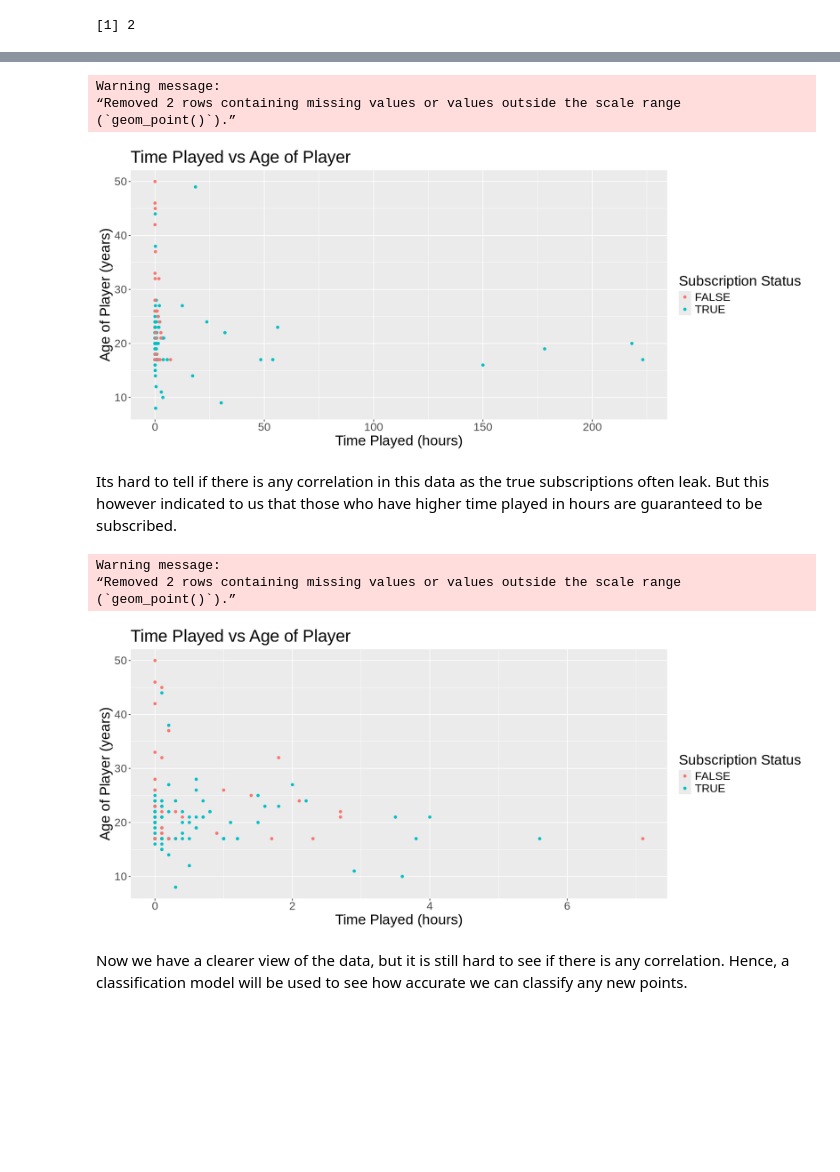
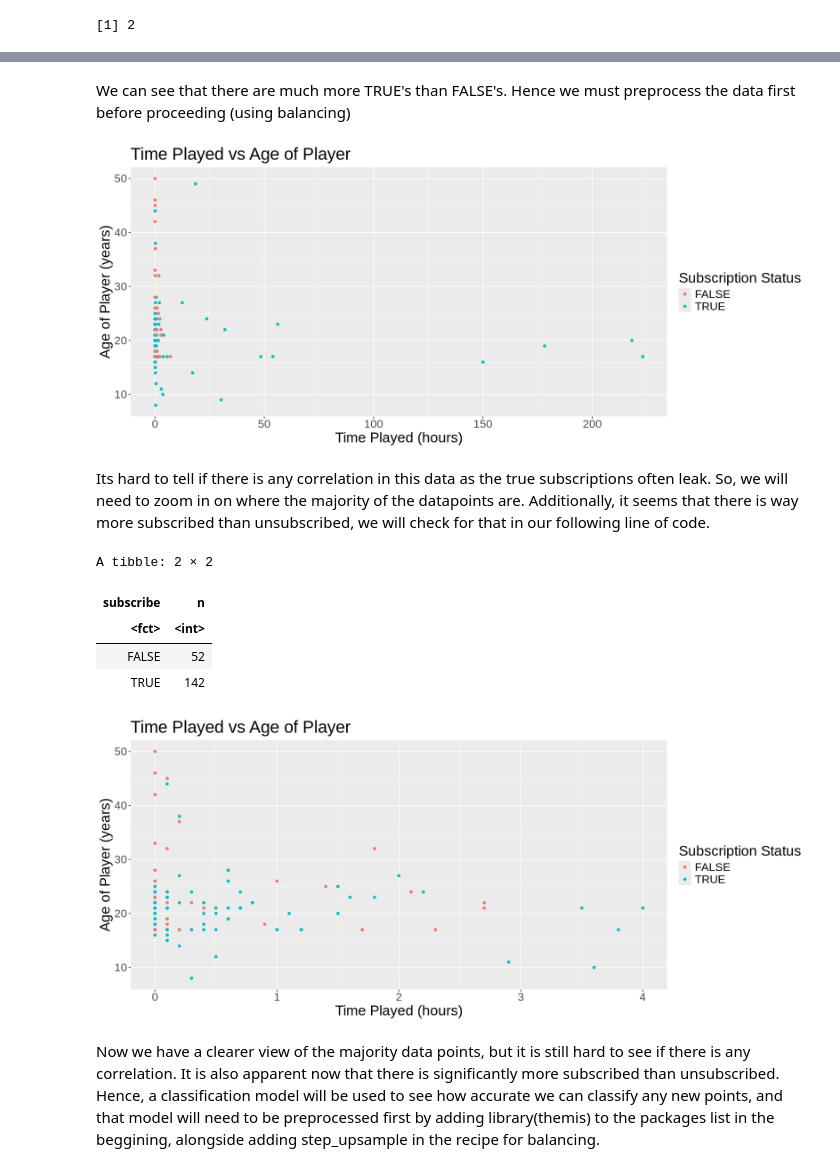
Before and after one commit to terrayyyy/ray_ds_project, a Jupyter notebook: minecraft_draft.ipynb, the cells around one changed output, grey strips where cells are left out. Cells and saved outputs as stored; diff of their text form; code cells hidden in the pictures; blank space fills up the shorter version.

```diff
--- a/minecraft_draft.ipynb
+++ b/minecraft_draft.ipynb
@@ -73,3 +72,7 @@ players_missing <- sum(is.na(players_wrangled))
 players_missing
 # %% [output]
 [1] 2
+# %%
+players_cleaned <- players_wrangled |>
+filter(!is.na(Age))
+players_cleaned
@@ -76,6 +99,8 @@ players_missing
+# %% [markdown]
+We can see that there are much more TRUE's than FALSE's. Hence we must preprocess the data first before proceeding (using balancing)
 # %%
 options(repr.plot.width = 14, repr.plot.height = 6)
-players_plot <- players_wrangled |>
+players_plot <- players_cleaned |>
 ggplot(aes(x = played_hours, y = Age, color = subscribe)) +
                        geom_point() +
                        labs(x = "Time Played (hours)", y = "Age of Player (years)", color = "Subscription Status") +
@@ -84,26 +109,28 @@ ggplot(aes(x = played_hours, y = Age, color = subscribe)) +
 
 players_plot
 # %% [output]
-Warning message:
-“Removed 2 rows containing missing values or values outside the scale range
-(`geom_point()`).”
 [figure]
 # %% [markdown]
-Its hard to tell if there is any correlation in this data as the true subscriptions often leak. But this however indicated to us that those who have higher time played in hours are guaranteed to be subscribed.
+Its hard to tell if there is any correlation in this data as the true subscriptions often leak. So, we will need to zoom in on where the majority of the datapoints are. Additionally, it seems that there is way more subscribed than unsubscribed, we will check for that in our following line of code.
-# %%
-players_plot_shortened <- players_wrangled |>
-filter(played_hours < 10) |>
-ggplot(aes(x = played_hours, y = Age, color = subscribe)) +
-                       geom_point() +
-                       labs(x = "Time Played (hours)", y = "Age of Player (years)", color = "Subscription Status") +
-                       ggtitle("Time Played vs Age of Player") +
-                       theme(text = element_text(size = 20))
-
-players_plot_shortened
-# %% [output]
-Warning message:
-“Removed 2 rows containing missing values or values outside the scale range
-(`geom_point()`).”
-[figure, removed]
+# %%
+players_plot_shortened <- players_cleaned |>
+filter(played_hours < 5) |>
+ggplot(aes(x = played_hours, y = Age, color = subscribe)) +
+                       geom_point() +
+                       labs(x = "Time Played (hours)", y = "Age of Player (years)", color = "Subscription Status") +
+                       ggtitle("Time Played vs Age of Player") +
+                       theme(text = element_text(size = 20))
+
+players_plot_shortened
+
+players_cleaned %>%
+    count(subscribe)
+# %% [output]
+A tibble: 2 × 2
+| subscribe | n |
+| <fct> | <int> |
+| FALSE | 52 |
+| TRUE | 142 |
+[figure, added]
 # %% [markdown]
-Now we have a clearer view of the data, but it is still hard to see if there is any correlation. Hence, a classification model will be used to see how accurate we can classify any new points.
+Now we have a clearer view of the majority data points, but it is still hard to see if there is any correlation. It is also apparent now that there is significantly more subscribed than unsubscribed. Hence, a classification model will be used to see how accurate we can classify any new points, and that model will need to be preprocessed first by adding library(themis) to the packages list in the beggining, alongside adding step_upsample in the recipe for balancing.
```
Also changed, not shown: parts of 18 cells of this notebook.
